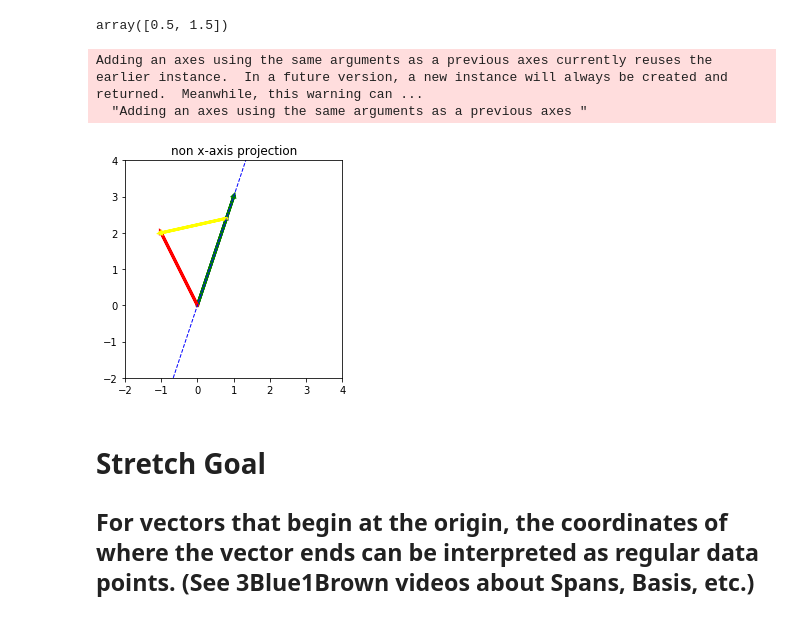
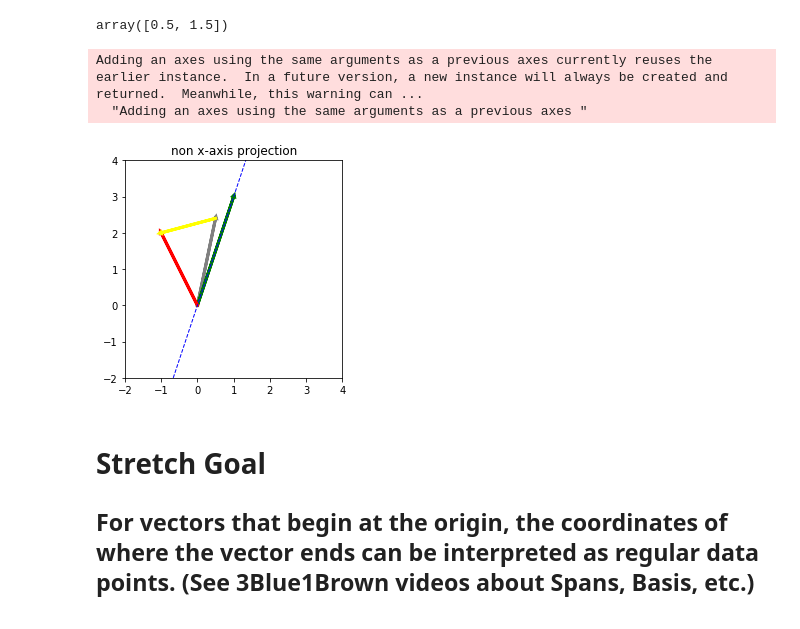
Before and after one commit to elliotgunn/DS-Unit-1-Sprint-4-Linear-Algebra, a Jupyter notebook: Intermediate_Linear_Algebra_Assignment.ipynb, the cells around one changed output. Drawn from its saved outputs; the diff is of its cells as text; code cells hidden in the pictures.

```diff
--- a/Intermediate_Linear_Algebra_Assignment.ipynb
+++ b/Intermediate_Linear_Algebra_Assignment.ipynb
@@ -478,35 +478,35 @@ plt.ylim(-2, 4)
 # original vectors
 v = [1, 3] # green
 w = [-1, 2] # red
 
 # shadow: this is the c-value that scales the green vector to give us the grey aka projL(w)
 # proj = np.multiply(0.8, v)
-proj = np.array((0.8, 2.4))
+proj = np.array((0.5, 2.4))
 
 # right angle proof
 x_minus_proj = w-proj # red minus shadow
 
 # set axes
 axes = plt.gca()
 plt.axes().set_aspect('equal')
 
 # get vals for L
 x_vals = np.array(axes.get_xlim())
 y_vals = 3*x_vals
 
 # Plot Vectors and L
 plt.plot(x_vals, y_vals, '--', color='b', linewidth=1)
 plt.arrow(0, 0, proj[0], proj[1], linewidth=3, head_width=.05, head_length=0.05, color ='gray')
 plt.arrow(0, 0, v[0], v[1], linewidth=3, head_width=.05, head_length=0.05, color ='green')
 plt.arrow(0, 0, w[0], w[1], linewidth=3, head_width=.05, head_length=0.05, color ='red')
 plt.arrow(proj[0], proj[1], x_minus_proj[0], x_minus_proj[1], linewidth=3, head_width=.05, head_length=0.05, color = 'yellow')
 
 plt.title("non x-axis projection")
 plt.show()
 # %% [output]
 Adding an axes using the same arguments as a previous axes currently reuses the earlier instance.  In a future version, a new instance will always be created and returned.  Meanwhile, this warning can ...
   "Adding an axes using the same arguments as a previous axes "
-[figure, old version]
+[figure, new version]
 # %% [markdown]
 # Stretch Goal
 
```
